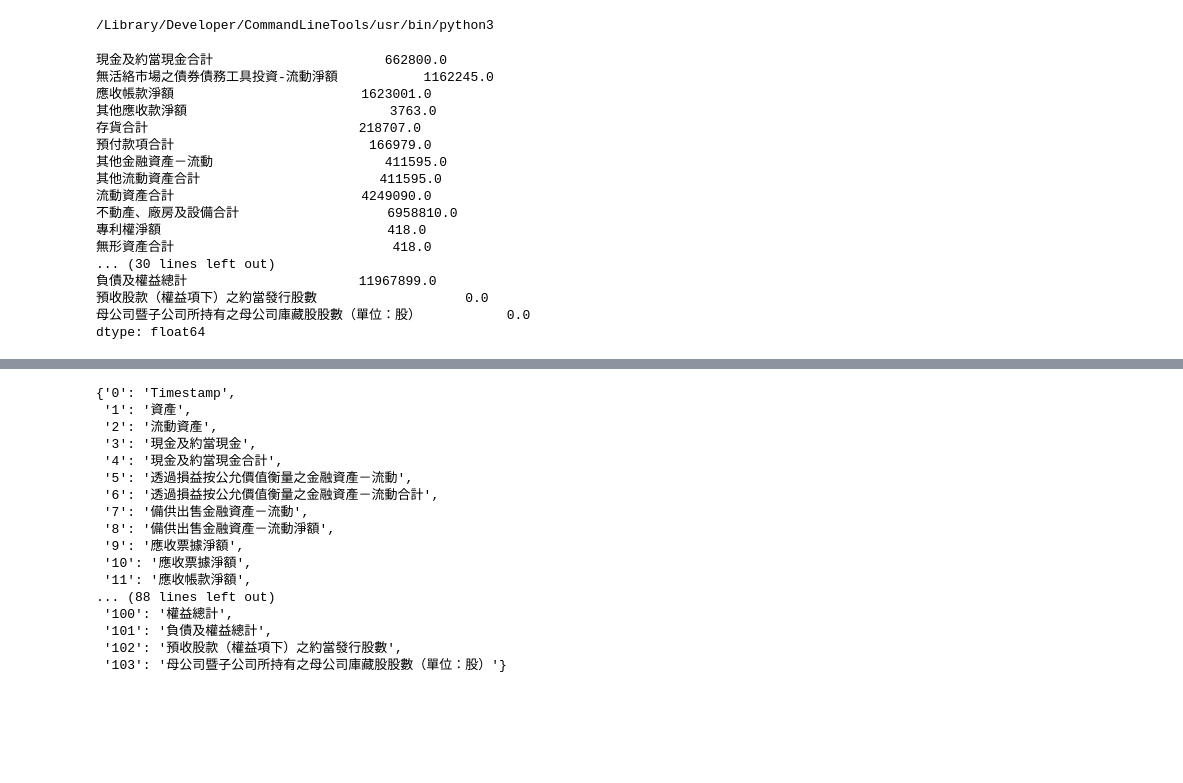
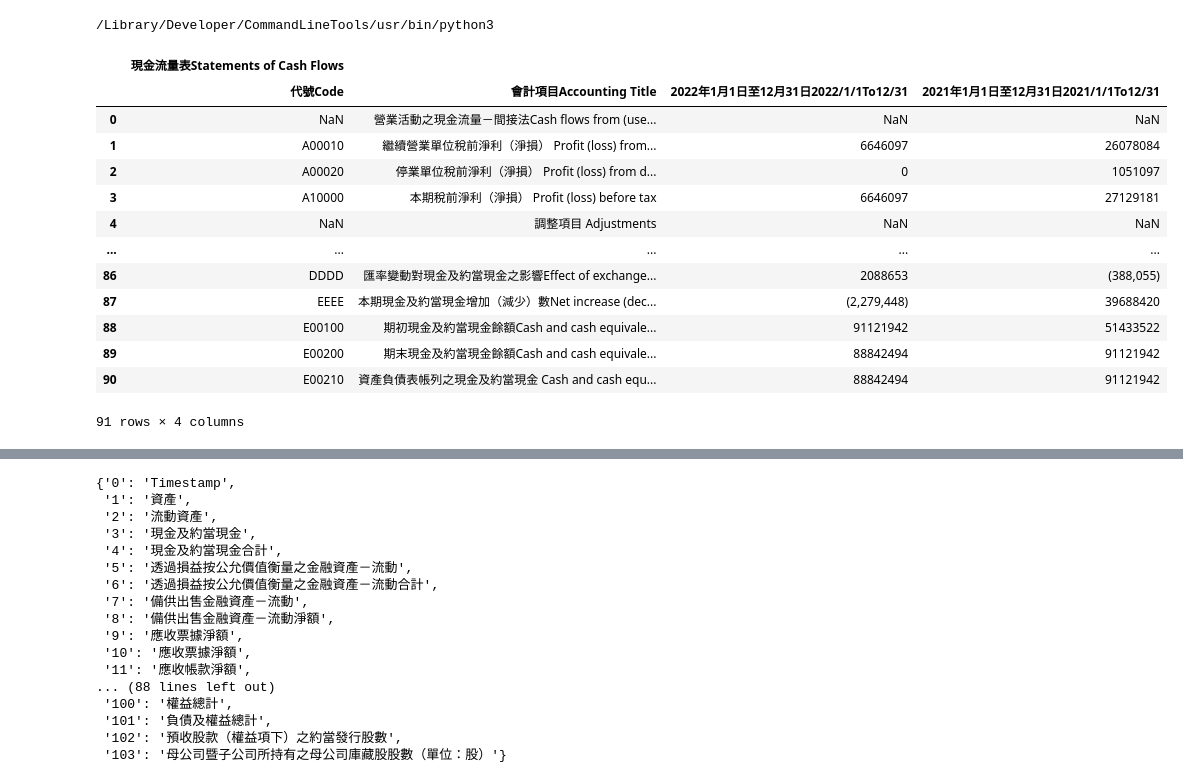
Before and after one commit to max0514/trading_bot, a Jupyter notebook: crawl_quater_report.ipynb, the cells around one changed output, grey strips where cells are left out. Saved outputs shown, nothing was run; the diff lists cells and outputs as text; code cells hidden in the pictures; blank space fills up the shorter version.

```diff
--- a/crawl_quater_report.ipynb
+++ b/crawl_quater_report.ipynb
@@ -16,45 +16,42 @@ print(sys.executable)
 # %% [output]
 /Library/Developer/CommandLineTools/usr/bin/python3
 # %%
-url = 'https://mops.twse.com.tw/server-java/t164sb01?step=1&CO_ID=1262&SYEAR=2016&SSEASON=4&REPORT_ID=C'
+url = 'https://mops.twse.com.tw/server-java/t164sb01?step=1&CO_ID=1101&SYEAR=2022&SSEASON=4&REPORT_ID=C'
 url_A = 'https://mops.twse.com.tw/server-java/t164sb01'
 
 headers = {'User-Agent': 'Mozilla/5.0 (Macintosh; Intel Mac OS X 10_10_1) AppleWebKit/537.36 (KHTML, like Gecko) Chrome/39.0.2171.95 Safari/537.36'}
 payload = {
                 'step': 1,
                 'CO_ID': str(1262),
-                'SYEAR': str(2022),
+                'SYEAR': str(2019),
                 'SSEASON': str(2),
                 'REPORT_ID': 'C'
             }
 response = requests.get(url, headers=headers)
 #response = requests.post(url_A, headers=headers,data=payload)
 response.encoding='big5'
 dfs = pd.read_html(StringIO(response.text))
-df =dfs[1]
+df =dfs[2]
 df
-index = df.iloc[:,0]
-values = df.iloc[:,1]
-values
-data = pd.Series(values.values, index=index.values)
-data.dropna(inplace=True)
-data
+# index = df.iloc[:,1]
+# values = df.iloc[:,2]
+# values
+# data = pd.Series(values.values, index=index.values)
+# data.dropna(inplace=True, axis=0)
+# data.astype(int)
 # %% [output]
+|  | 現金流量表Statements of Cash Flows |  |  |  |
+|  | 代號Code | 會計項目Accounting Title | 2022年1月1日至12月31日2022/1/1To12/31 | 2021年1月1日至12月31日2021/1/1To12/31 |
+| 0 | NaN | 營業活動之現金流量－間接法Cash flows from (use... | NaN | NaN |
+| 1 | A00010 | 繼續營業單位稅前淨利（淨損） Profit (loss) from... | 6646097 | 26078084 |
+| 2 | A00020 | 停業單位稅前淨利（淨損） Profit (loss) from d... | 0 | 1051097 |
+| 3 | A10000 | 本期稅前淨利（淨損） Profit (loss) before tax | 6646097 | 27129181 |
+| 4 | NaN | 調整項目 Adjustments | NaN | NaN |
+| ... | ... | ... | ... | ... |
+| 86 | DDDD | 匯率變動對現金及約當現金之影響Effect of exchange... | 2088653 | (388,055) |
+| 87 | EEEE | 本期現金及約當現金增加（減少）數Net increase (dec... | (2,279,448) | 39688420 |
+| 88 | E00100 | 期初現金及約當現金餘額Cash and cash equivale... | 91121942 | 51433522 |
+| 89 | E00200 | 期末現金及約當現金餘額Cash and cash equivale... | 88842494 | 91121942 |
+| 90 | E00210 | 資產負債表帳列之現金及約當現金 Cash and cash equ... | 88842494 | 91121942 |
-現金及約當現金合計                      662800.0
-無活絡市場之債券債務工具投資-流動淨額           1162245.0
-應收帳款淨額                        1623001.0
-其他應收款淨額                          3763.0
-存貨合計                           218707.0
-預付款項合計                         166979.0
-其他金融資產－流動                      411595.0
-其他流動資產合計                       411595.0
-流動資產合計                        4249090.0
-不動產、廠房及設備合計                   6958810.0
-專利權淨額                             418.0
-無形資產合計                            418.0
-... (30 lines left out)
-負債及權益總計                      11967899.0
-預收股款（權益項下）之約當發行股數                   0.0
-母公司暨子公司所持有之母公司庫藏股股數（單位：股）           0.0
-dtype: float64
+91 rows × 4 columns
 # %%
```
Also changed, not shown: parts of 2 cells of this notebook, 1 other file.
